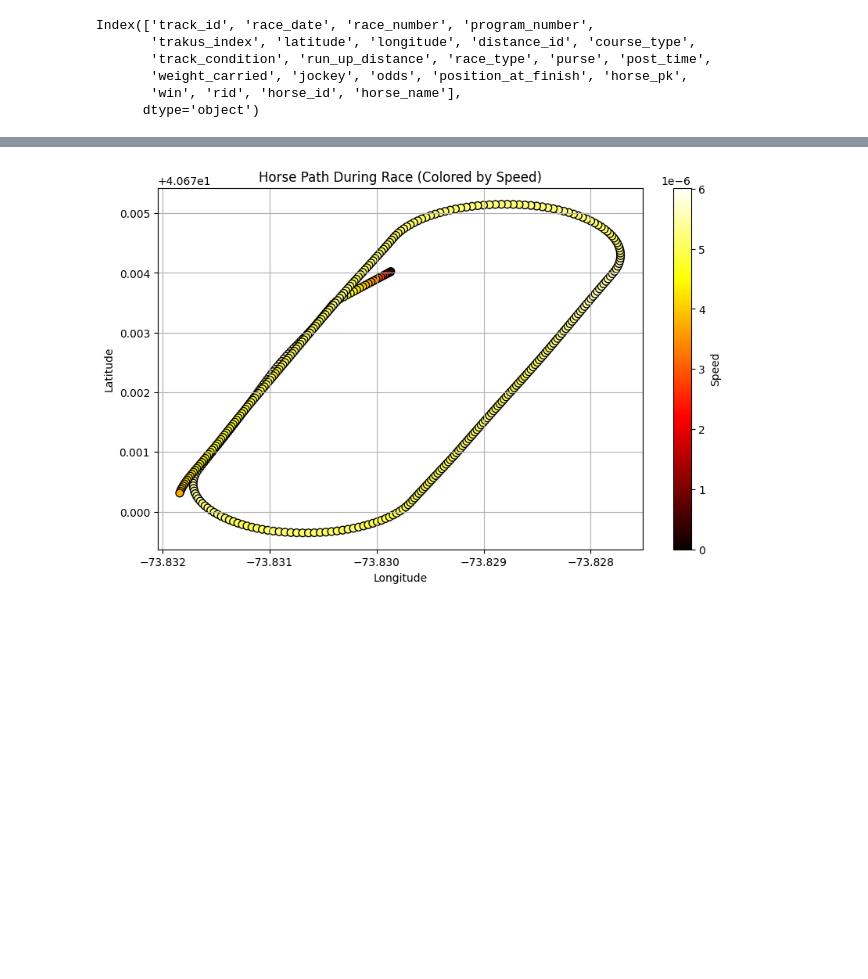
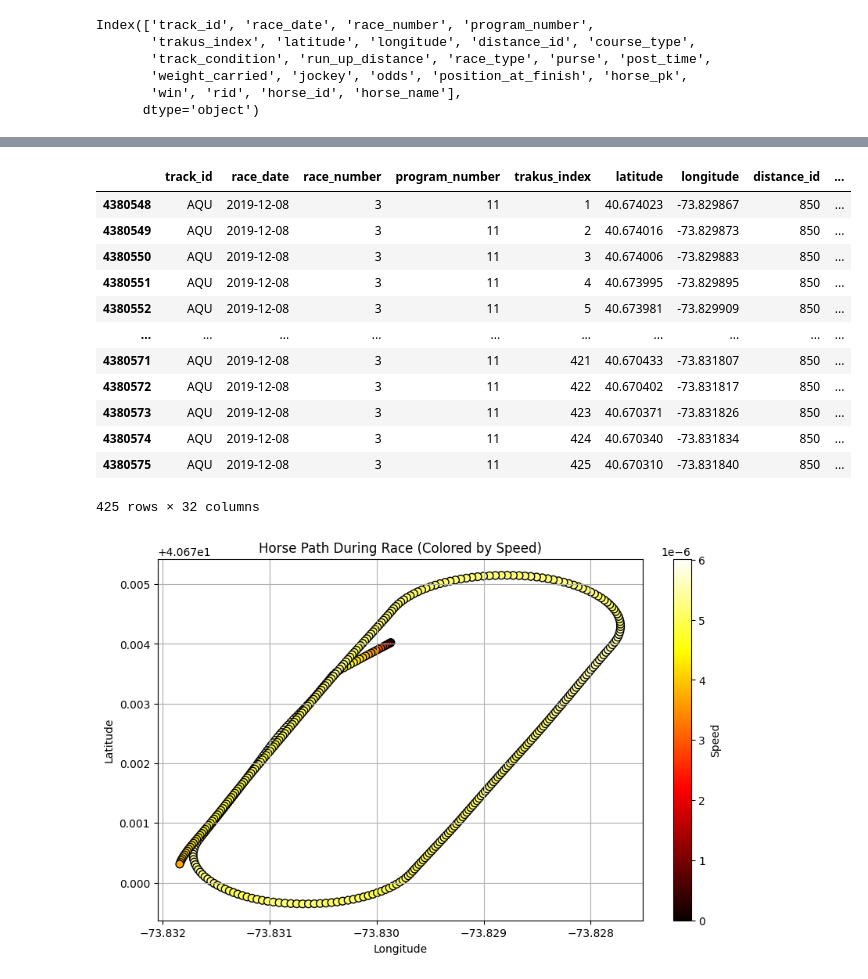
Before and after one commit to sajodajo/HorseRacing, a Jupyter notebook: notebooks/1_EDA_SJ.ipynb, the cells around one changed output, grey strips where cells are left out. Drawn from its saved outputs; the diff is of its cells as text; code cells hidden in the pictures; blank space fills up the shorter version.

```diff
--- a/notebooks/1_EDA_SJ.ipynb
+++ b/notebooks/1_EDA_SJ.ipynb
@@ -241,6 +241,22 @@ df['distance_km'] = np.where( mask, haversine(df['prev_latitude'], df['prev_long
 df['speed_kmh'] = df['distance_km'] / 0.25 / 3600
 # %%
 exampleRace = df[(df['rid']=='AQU_2019-12-08_3')&(df['horse_id']=='2162')]
+# %%
+exampleRace
+# %% [output]
+|  | track_id | race_date | race_number | program_number | trakus_index | latitude | longitude | distance_id | ... |
+| 4380548 | AQU | 2019-12-08 | 3 | 11 | 1 | 40.674023 | -73.829867 | 850 | ... |
+| 4380549 | AQU | 2019-12-08 | 3 | 11 | 2 | 40.674016 | -73.829873 | 850 | ... |
+| 4380550 | AQU | 2019-12-08 | 3 | 11 | 3 | 40.674006 | -73.829883 | 850 | ... |
+| 4380551 | AQU | 2019-12-08 | 3 | 11 | 4 | 40.673995 | -73.829895 | 850 | ... |
+| 4380552 | AQU | 2019-12-08 | 3 | 11 | 5 | 40.673981 | -73.829909 | 850 | ... |
+| ... | ... | ... | ... | ... | ... | ... | ... | ... | ... |
+| 4380571 | AQU | 2019-12-08 | 3 | 11 | 421 | 40.670433 | -73.831807 | 850 | ... |
+| 4380572 | AQU | 2019-12-08 | 3 | 11 | 422 | 40.670402 | -73.831817 | 850 | ... |
+| 4380573 | AQU | 2019-12-08 | 3 | 11 | 423 | 40.670371 | -73.831826 | 850 | ... |
+| 4380574 | AQU | 2019-12-08 | 3 | 11 | 424 | 40.670340 | -73.831834 | 850 | ... |
+| 4380575 | AQU | 2019-12-08 | 3 | 11 | 425 | 40.670310 | -73.831840 | 850 | ... |
+425 rows × 32 columns
 # %%
 import matplotlib.pyplot as plt
 
```
Also changed, not shown: parts of 10 cells of this notebook.
